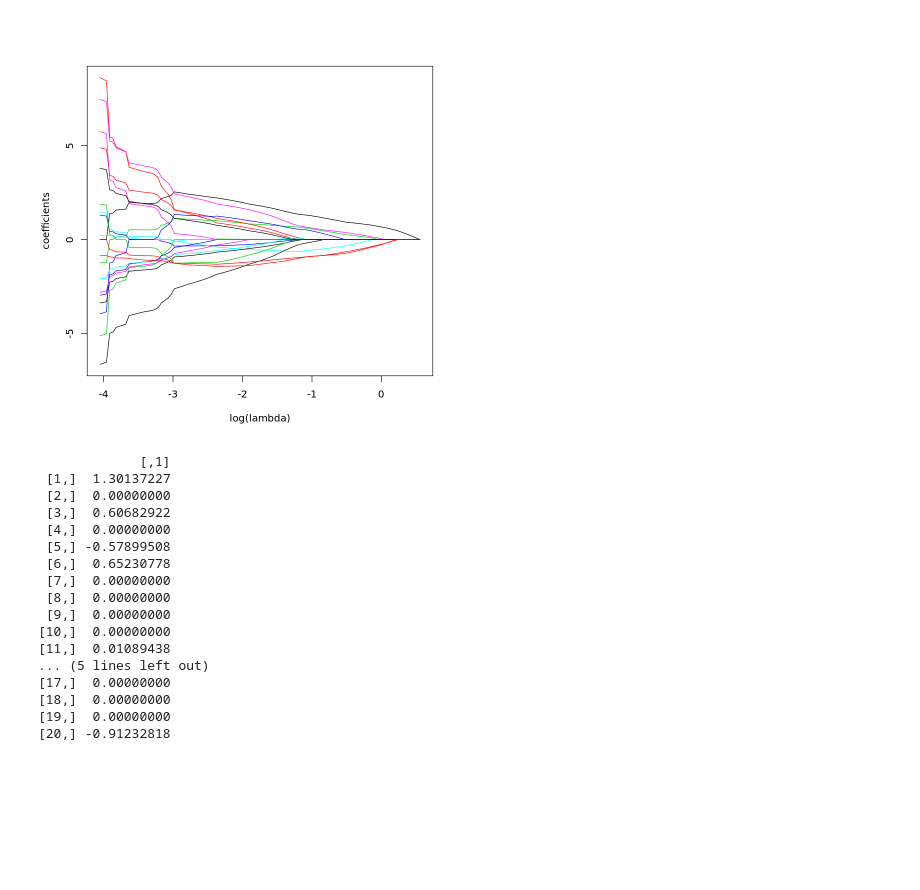
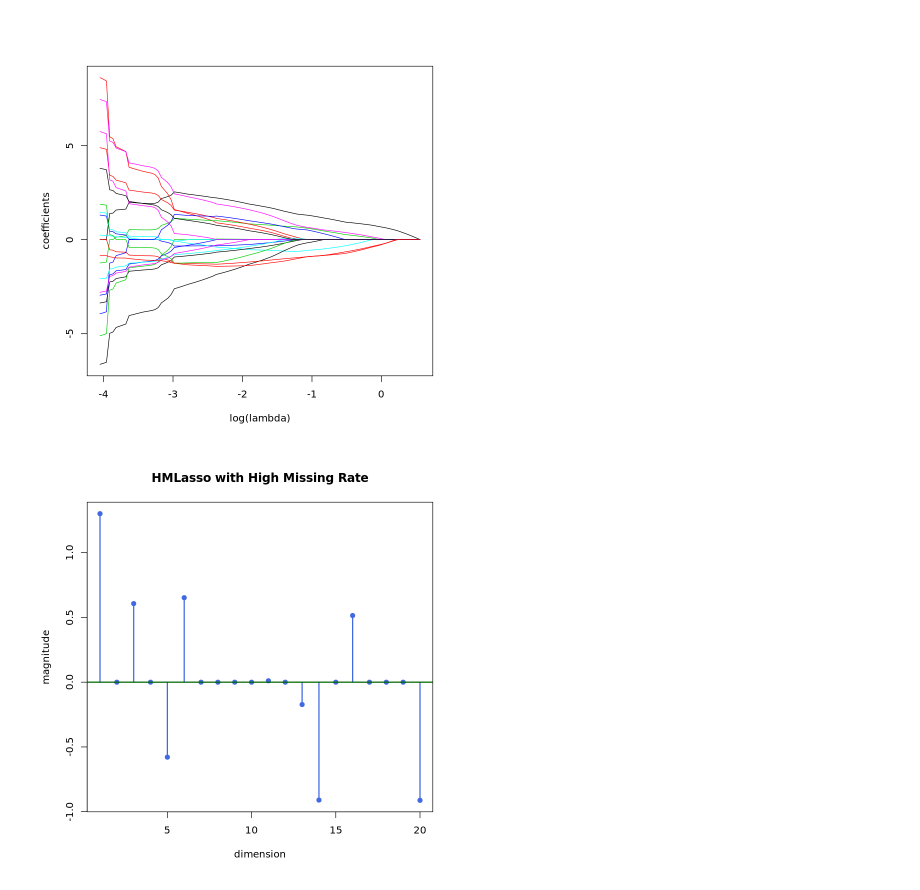
Before and after one commit to hacarus/codezine-sparse-modeling, a Jupyter notebook: 6/HMLasso.ipynb, the cells around one changed output. Drawn from its saved outputs; the diff is of its cells as text; code cells hidden in the pictures; blank space fills up the shorter version.

```diff
--- a/6/HMLasso.ipynb
+++ b/6/HMLasso.ipynb
@@ -131,8 +57,8 @@ print(fit_hmlasso$beta)
 # %%
 library(glmnet)
 data(QuickStartExample)
-x.miss <- x
+x_miss <- x
 len <- length(x)
 misses <- sample(1:len, len%/%2)
-x.miss[misses] <- NA
+x_miss[misses] <- NA
 # %%
@@ -151,47 +75,10 @@ fit_hmlasso <- hmlasso(x.miss, y)
 plot(fit_hmlasso)
 # %% [output]
 [figure]
-# %%
-# Cross Validation for HMLasso
-cv.fit_hmlasso <-cv.hmlasso(x.miss, y)
-fit_hmlasso <- hmlasso(x.miss, y, lambda=cv.fit_hmlasso$lambda.min)
-print(fit_hmlasso$beta)
-#             [,1]
-# [1,]  1.30137227
-# [2,]  0.00000000
-# [3,]  0.60682922
-# [4,]  0.00000000
-# [5,] -0.57899508
-# [6,]  0.65230778
-# [7,]  0.00000000
-# [8,]  0.00000000
-# [9,]  0.00000000
-#[10,]  0.00000000
-#[11,]  0.01089438
-#[12,]  0.00000000
-#[13,] -0.17263369
-#[14,] -0.91035339
-#[15,]  0.00000000
-#[16,]  0.51472445
-#[17,]  0.00000000
-#[18,]  0.00000000
-#[19,]  0.00000000
-#[20,] -0.91232818
-# %% [output]
-             [,1]
- [1,]  1.30137227
- [2,]  0.00000000
- [3,]  0.60682922
- [4,]  0.00000000
- [5,] -0.57899508
- [6,]  0.65230778
- [7,]  0.00000000
- [8,]  0.00000000
- [9,]  0.00000000
-[10,]  0.00000000
-[11,]  0.01089438
-... (5 lines left out)
-[17,]  0.00000000
-[18,]  0.00000000
-[19,]  0.00000000
-[20,] -0.91232818
+# %%
+# Cross Validation for HMLasso
+cv_fit_hmlasso <-cv.hmlasso(x_miss, y)
+fit_hmlasso <- hmlasso(x_miss, y, lambda=cv_fit_hmlasso$lambda.min)
+show_coef(fit_hmlasso$beta, "HMLasso with High Missing Rate")
+# %% [output]
+[figure, added]
```
Also changed, not shown: parts of 10 cells of this notebook, 1 other file.
